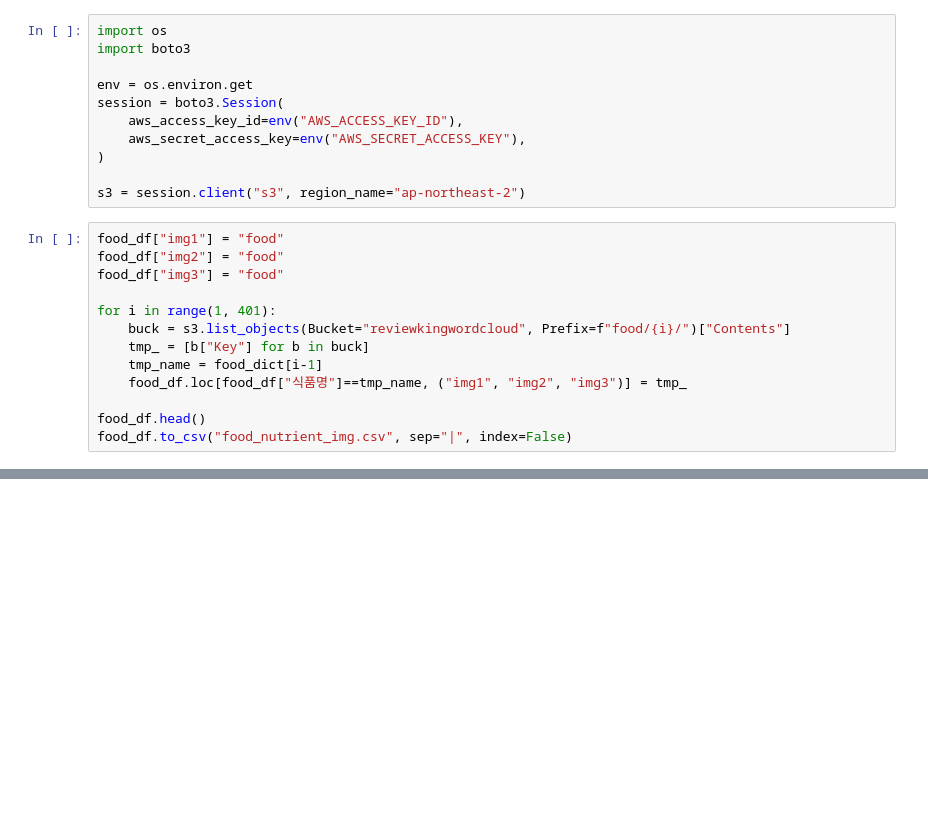
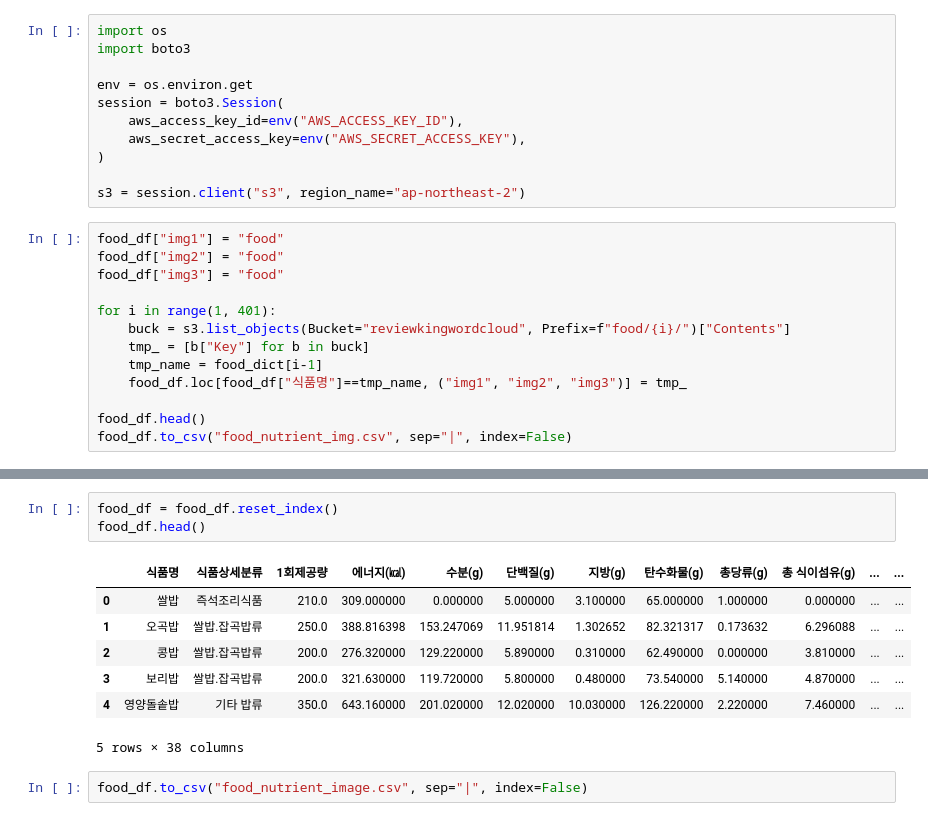
Before and after one commit to JiSeek/jiseek-backend, a Jupyter notebook: data/food_img.ipynb, the cells around one changed output, grey strips where cells are left out. Cells and saved outputs as stored; diff of their text form; blank space fills up the shorter version.

```diff
--- a/data/food_img.ipynb
+++ b/data/food_img.ipynb
@@ -45,0 +470,13 @@ food_df.to_csv("food_nutrient_img.csv", sep="|", index=False)
+# %%
+food_df = food_df.reset_index()
+food_df.head()
+# %% [output]
+|  | 식품명 | 식품상세분류 | 1회제공량 | 에너지(㎉) | 수분(g) | 단백질(g) | 지방(g) | 탄수화물(g) | 총당류(g) | 총 식이섬유(g) | ... | ... |
+| 0 | 쌀밥 | 즉석조리식품 | 210.0 | 309.000000 | 0.000000 | 5.000000 | 3.100000 | 65.000000 | 1.000000 | 0.000000 | ... | ... |
+| 1 | 오곡밥 | 쌀밥.잡곡밥류 | 250.0 | 388.816398 | 153.247069 | 11.951814 | 1.302652 | 82.321317 | 0.173632 | 6.296088 | ... | ... |
+| 2 | 콩밥 | 쌀밥.잡곡밥류 | 200.0 | 276.320000 | 129.220000 | 5.890000 | 0.310000 | 62.490000 | 0.000000 | 3.810000 | ... | ... |
+| 3 | 보리밥 | 쌀밥.잡곡밥류 | 200.0 | 321.630000 | 119.720000 | 5.800000 | 0.480000 | 73.540000 | 5.140000 | 4.870000 | ... | ... |
+| 4 | 영양돌솥밥 | 기타 밥류 | 350.0 | 643.160000 | 201.020000 | 12.020000 | 10.030000 | 126.220000 | 2.220000 | 7.460000 | ... | ... |
+5 rows × 38 columns
+# %%
+food_df.to_csv("food_nutrient_image.csv", sep="|", index=False)
```
Also changed, not shown: parts of 2 cells of this notebook, 2 other files.
